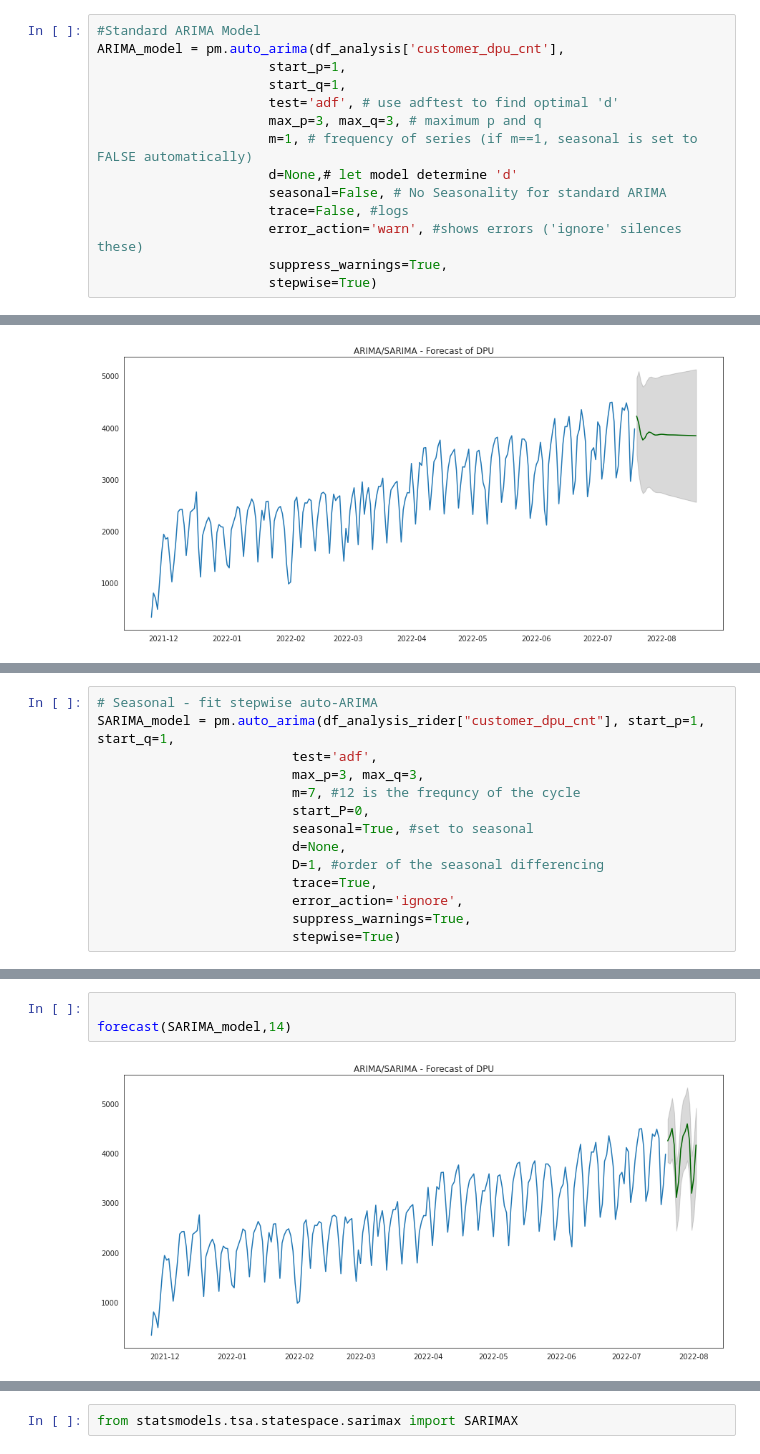
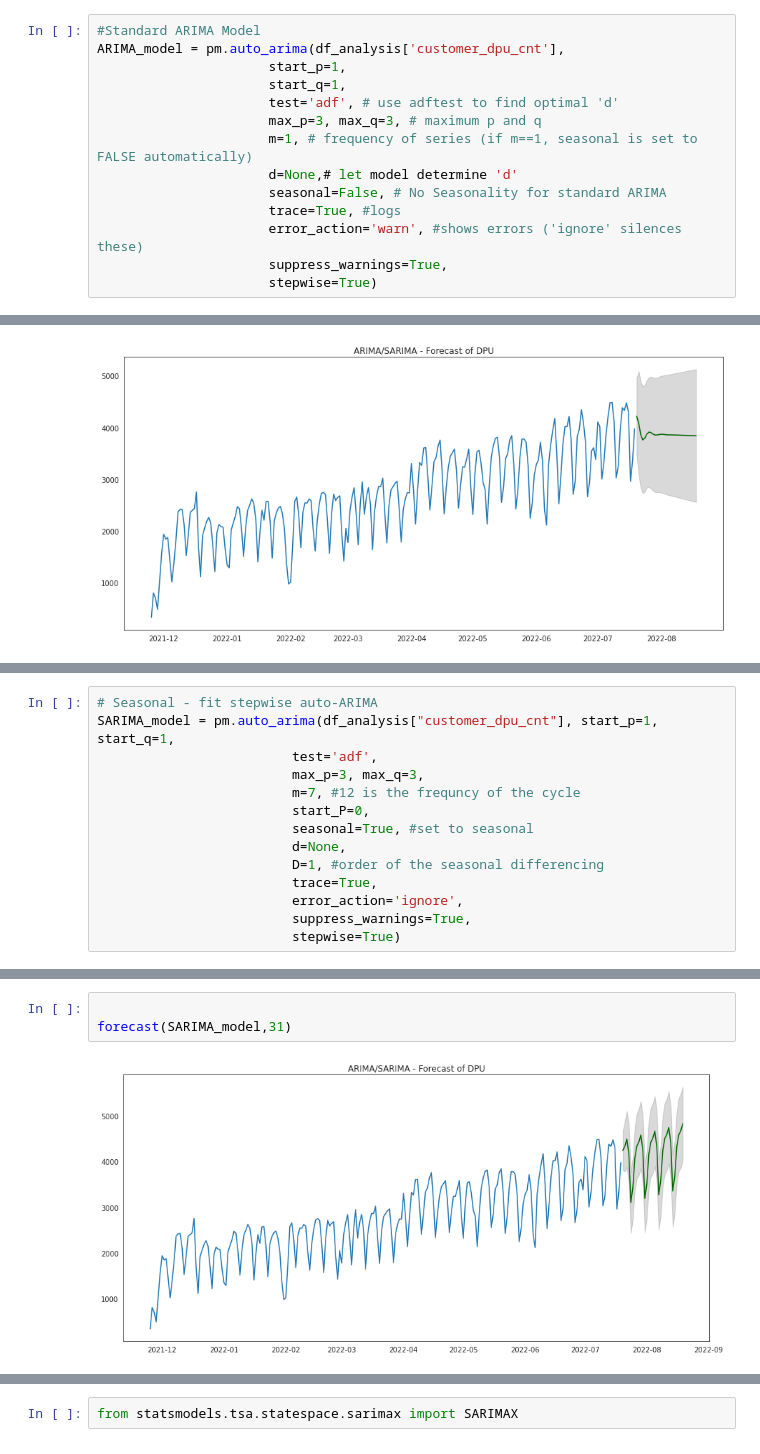
Before and after one commit to vcnc-winwin/winwin_analytics, a Jupyter notebook: win_dev/rider_sarimax.ipynb, the cells around one changed output, grey strips where cells are left out. Saved outputs shown, nothing was run; the diff lists cells and outputs as text.

```diff
--- a/win_dev/rider_sarimax.ipynb
+++ b/win_dev/rider_sarimax.ipynb
@@ -220,7 +208,7 @@ ARIMA_model = pm.auto_arima(df_analysis['customer_dpu_cnt'],
                       m=1, # frequency of series (if m==1, seasonal is set to FALSE automatically)
                       d=None,# let model determine 'd'
                       seasonal=False, # No Seasonality for standard ARIMA
-                      trace=False, #logs
+                      trace=True, #logs
                       error_action='warn', #shows errors ('ignore' silences these)
                       suppress_warnings=True,
                       stepwise=True)
@@ -263,6 +269,6 @@ forecast(ARIMA_model,30)
 # %%
 # Seasonal - fit stepwise auto-ARIMA
-SARIMA_model = pm.auto_arima(df_analysis_rider["customer_dpu_cnt"], start_p=1, start_q=1,
+SARIMA_model = pm.auto_arima(df_analysis["customer_dpu_cnt"], start_p=1, start_q=1,
                          test='adf',
                          max_p=3, max_q=3,
                          m=7, #12 is the frequncy of the cycle
@@ -300,5 +306,5 @@ plt.show()
 # %%
 
-forecast(SARIMA_model,14)
+forecast(SARIMA_model,31)
 # %% [output]
-[figure, old version]
+[figure, new version]
```
Also changed, not shown: parts of 56 cells of this notebook.
